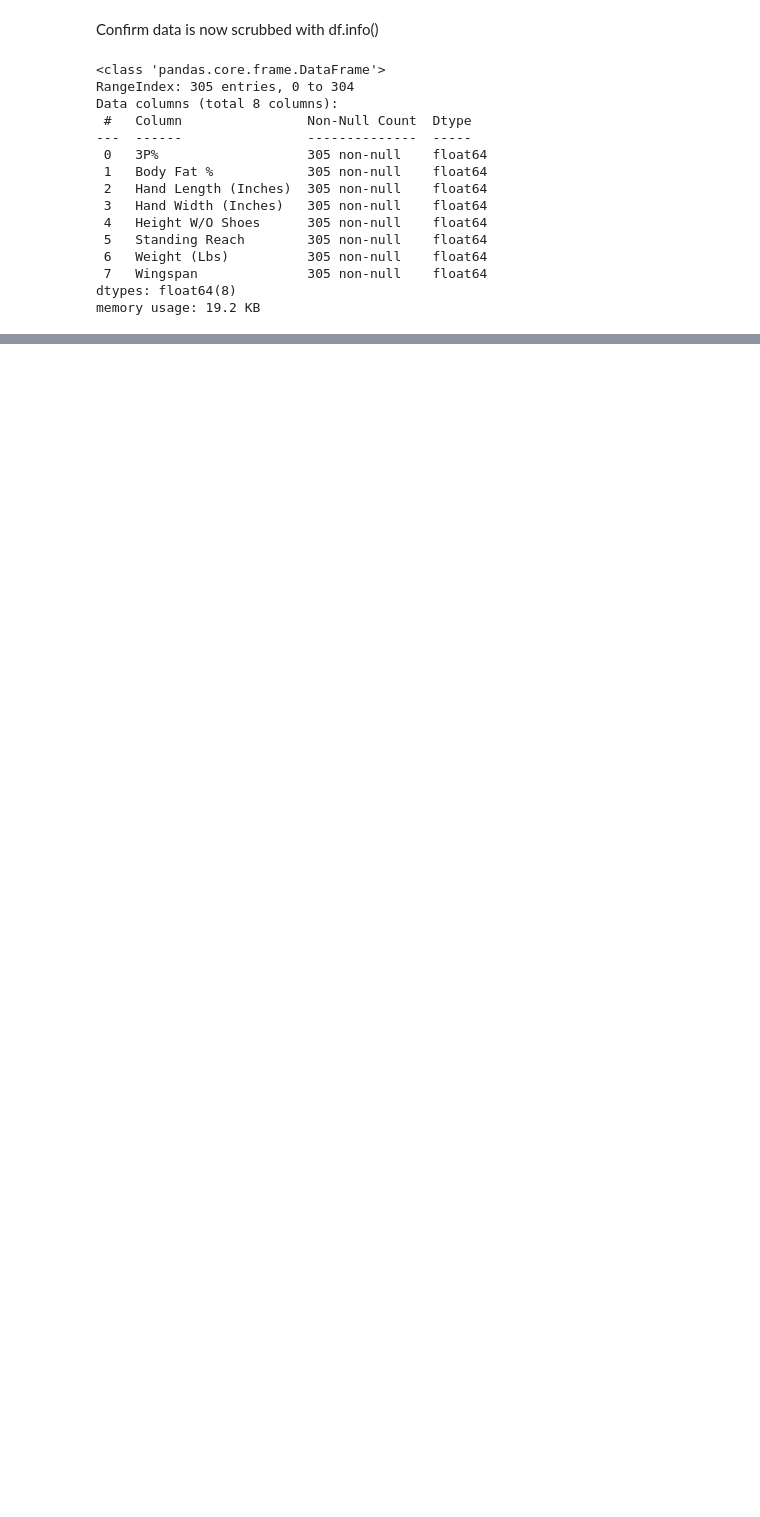
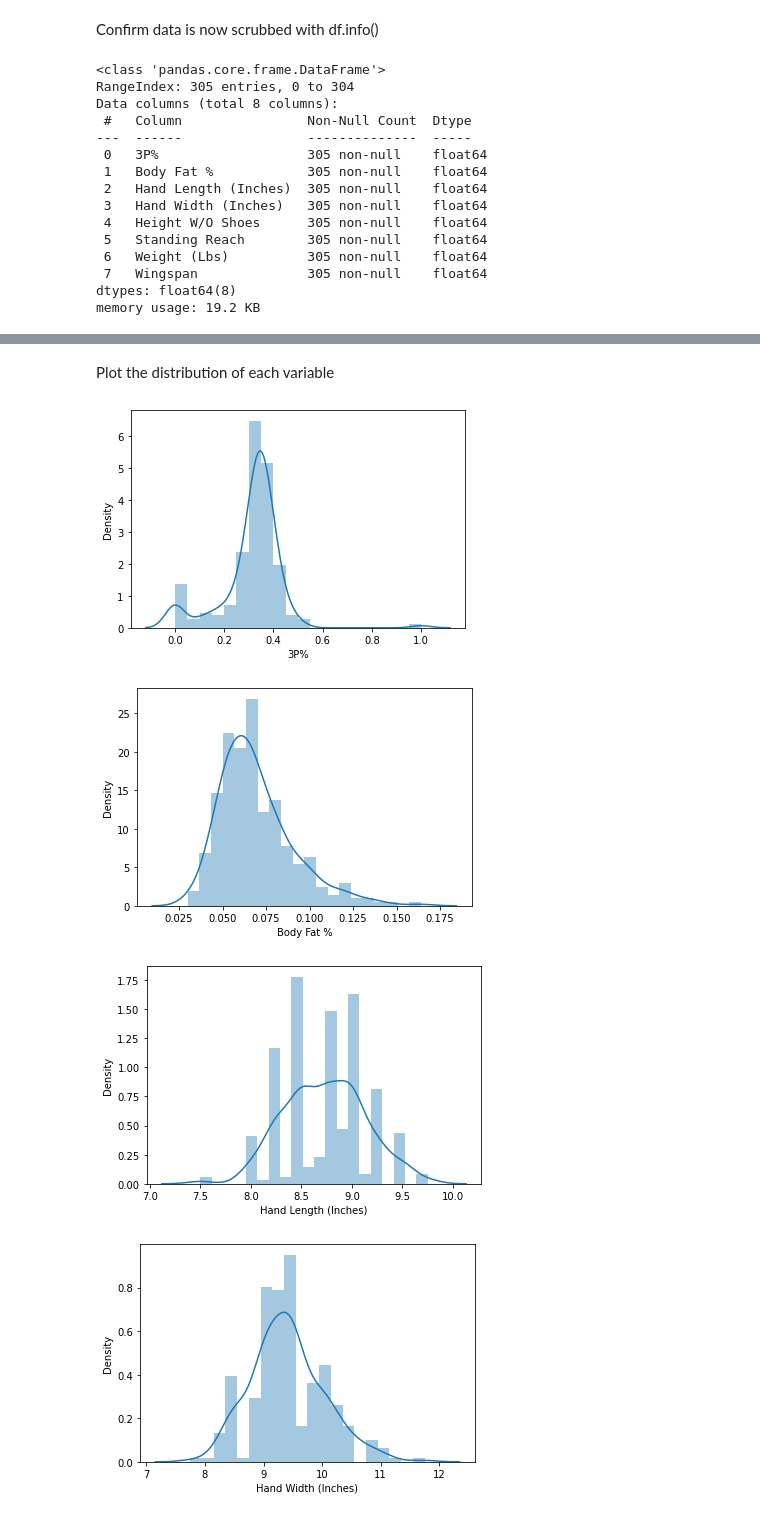
Before and after one commit to blantj/nba_3_pointer_regression, a Jupyter notebook: Modeling.ipynb, the cells around one changed output, grey strips where cells are left out. Drawn from its saved outputs; the diff is of its cells as text; code cells hidden in the pictures; blank space fills up the shorter version.

```diff
--- a/Modeling.ipynb
+++ b/Modeling.ipynb
@@ -218,0 +253,11 @@ memory usage: 19.2 KB
+# %%
+print(df.iloc[89])
+zero_imputer_df = df.drop(columns=['3P%'])
+zero_imputer_df.replace({0: np.nan}, inplace=True)
+zero_imputer_ss = StandardScaler()
+zero_imputer_df = pd.DataFrame(zero_imputer_ss.fit_transform(zero_imputer_df), columns=zero_imputer_df.columns)
+zero_imputer = KNNImputer()
+zero_imputer_df = pd.DataFrame(zero_imputer.fit_transform(zero_imputer_df), columns=zero_imputer_df.columns)
+zero_imputer_df = pd.DataFrame(zero_imputer_ss.inverse_transform(zero_imputer_df), columns=zero_imputer_df.columns)
+df = pd.merge(df[['3P%']], zero_imputer_df, left_index=True, right_index=True)
+df.head()
@@ -218,0 +294,11 @@ memory usage: 19.2 KB
+# %% [markdown]
+Plot the distribution of each variable
+# %%
+for col in df.columns:
+    fig, ax = plt.subplots()
+    sns.distplot(df[col], kde=True, bins=20)
+# %% [output]
+[figure, added]
+[figure, added]
+[figure, added]
+[figure, added]
```
Also changed, not shown: parts of 16 cells of this notebook.
